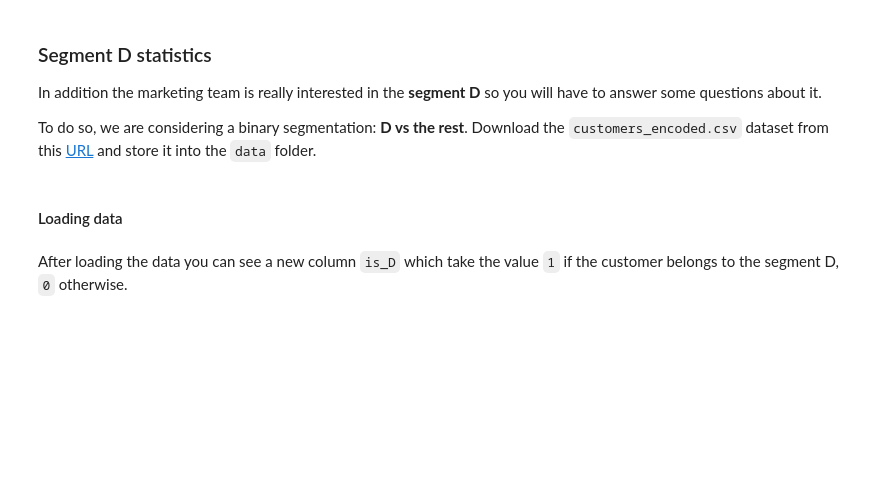
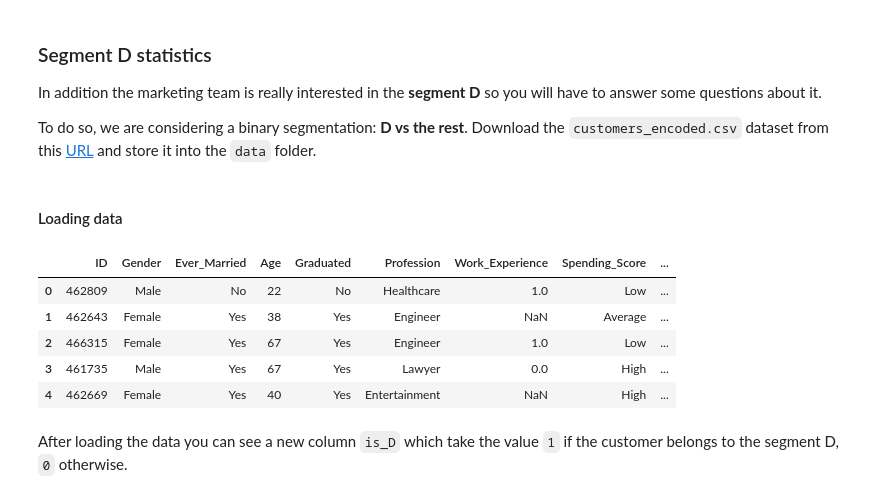
Before and after one commit to nhuberde/data-certification-exam, a Jupyter notebook: decision_science/customers_segmentation_exam.ipynb, the cells around one changed output. Saved outputs shown, nothing was run; the diff lists cells and outputs as text; code cells hidden in the pictures; blank space fills up the shorter version.

```diff
--- a/decision_science/customers_segmentation_exam.ipynb
+++ b/decision_science/customers_segmentation_exam.ipynb
@@ -191,6 +215,16 @@ To do so, we are considering a binary segmentation: **D vs the rest**. Download
 #### Loading data
 # %%
 # Load the data and display the first rows
+url = "https://wagon-public-datasets.s3.amazonaws.com/certification_paris_2021Q1/customers_encoded.csv"
+customers_encoded = pd.read_csv(url)
+customers_encoded.head()
+# %% [output]
+|  | ID | Gender | Ever_Married | Age | Graduated | Profession | Work_Experience | Spending_Score | ... |
+| 0 | 462809 | Male | No | 22 | No | Healthcare | 1.0 | Low | ... |
+| 1 | 462643 | Female | Yes | 38 | Yes | Engineer | NaN | Average | ... |
+| 2 | 466315 | Female | Yes | 67 | Yes | Engineer | 1.0 | Low | ... |
+| 3 | 461735 | Male | Yes | 67 | Yes | Lawyer | 0.0 | High | ... |
+| 4 | 462669 | Female | Yes | 40 | Yes | Entertainment | NaN | High | ... |
 # %% [markdown]
 After loading the data you can see a new column `is_D` which take the value `1` if the customer belongs to the segment D, `0` otherwise.
 # %% [markdown]
```
Also changed, not shown: parts of 30 cells of this notebook, 3 other files.
